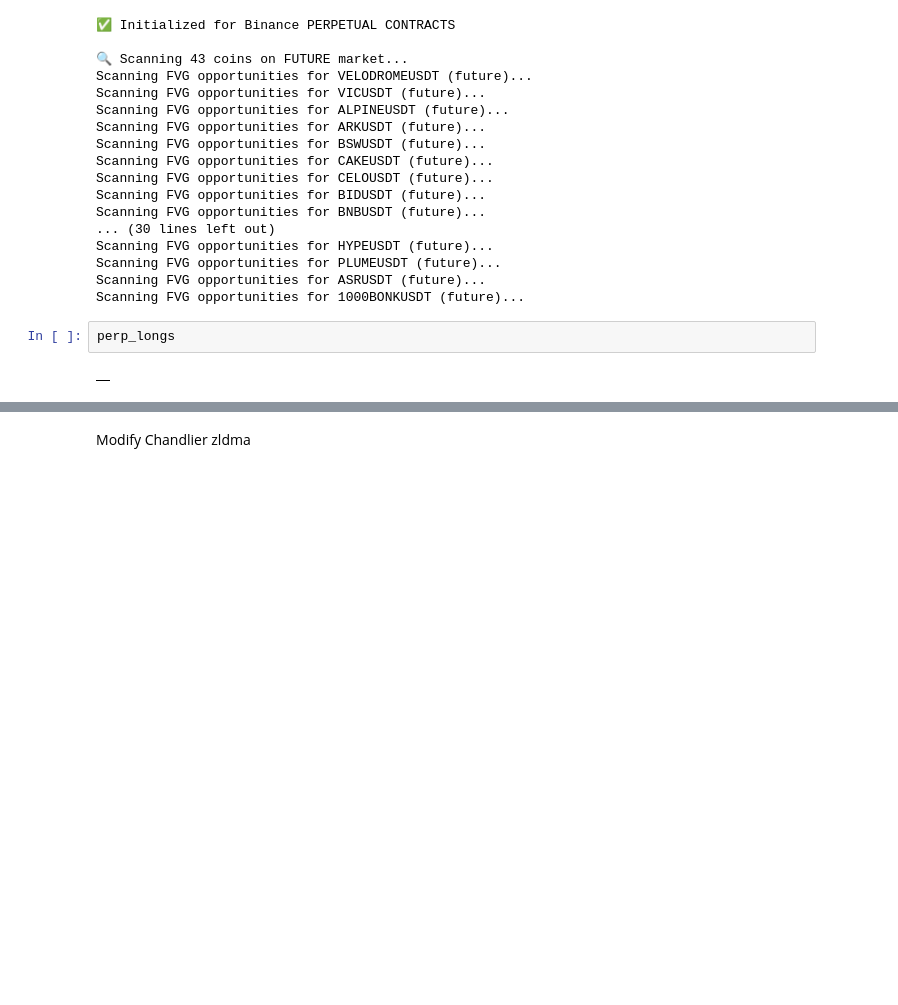
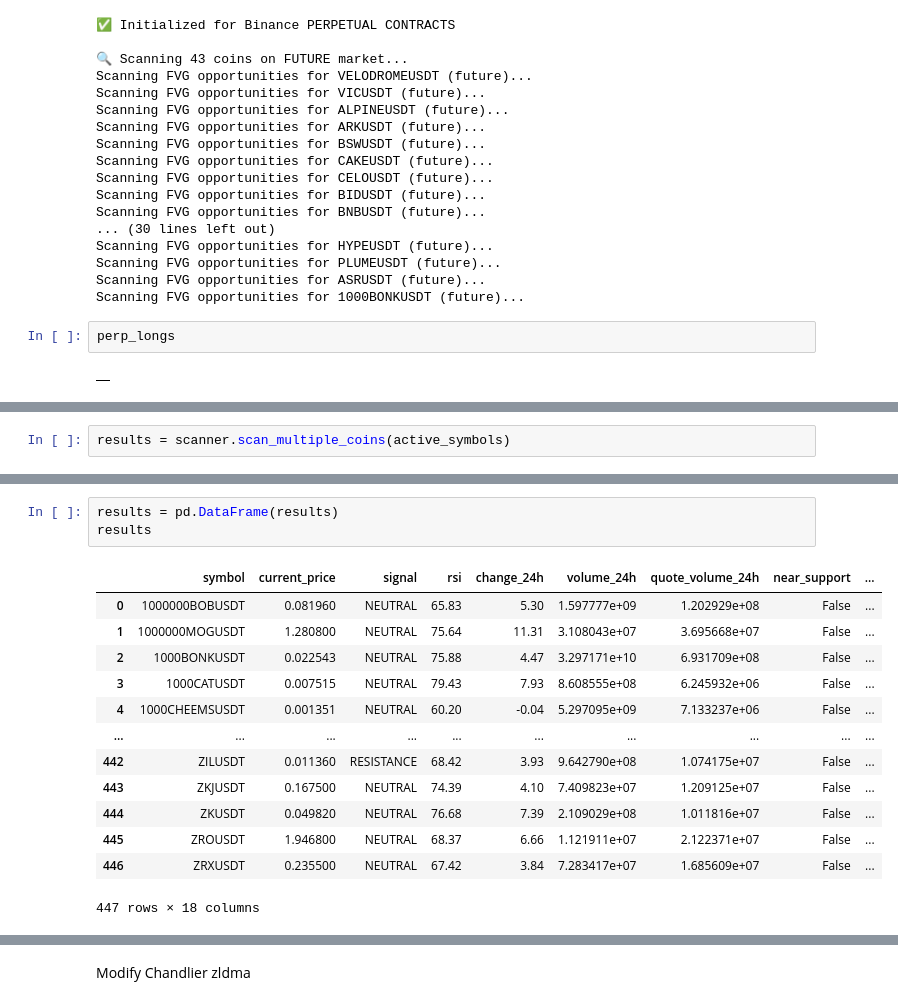
Before and after one commit to Arupreza/CrypBot, a Jupyter notebook: Future/Live_Trade_Future.ipynb, the cells around one changed output, grey strips where cells are left out. Drawn from its saved outputs; the diff is of its cells as text; blank space fills up the shorter version.

```diff
--- a/Future/Live_Trade_Future.ipynb
+++ b/Future/Live_Trade_Future.ipynb
@@ -272,0 +325,2 @@ perp_longs
+# %%
+results = scanner.scan_multiple_coins(active_symbols)
@@ -272,0 +345,17 @@ perp_longs
+# %%
+results = pd.DataFrame(results)
+results
+# %% [output]
+|  | symbol | current_price | signal | rsi | change_24h | volume_24h | quote_volume_24h | near_support | ... |
+| 0 | 1000000BOBUSDT | 0.081960 | NEUTRAL | 65.83 | 5.30 | 1.597777e+09 | 1.202929e+08 | False | ... |
+| 1 | 1000000MOGUSDT | 1.280800 | NEUTRAL | 75.64 | 11.31 | 3.108043e+07 | 3.695668e+07 | False | ... |
+| 2 | 1000BONKUSDT | 0.022543 | NEUTRAL | 75.88 | 4.47 | 3.297171e+10 | 6.931709e+08 | False | ... |
+| 3 | 1000CATUSDT | 0.007515 | NEUTRAL | 79.43 | 7.93 | 8.608555e+08 | 6.245932e+06 | False | ... |
+| 4 | 1000CHEEMSUSDT | 0.001351 | NEUTRAL | 60.20 | -0.04 | 5.297095e+09 | 7.133237e+06 | False | ... |
+| ... | ... | ... | ... | ... | ... | ... | ... | ... | ... |
+| 442 | ZILUSDT | 0.011360 | RESISTANCE | 68.42 | 3.93 | 9.642790e+08 | 1.074175e+07 | False | ... |
+| 443 | ZKJUSDT | 0.167500 | NEUTRAL | 74.39 | 4.10 | 7.409823e+07 | 1.209125e+07 | False | ... |
+| 444 | ZKUSDT | 0.049820 | NEUTRAL | 76.68 | 7.39 | 2.109029e+08 | 1.011816e+07 | False | ... |
+| 445 | ZROUSDT | 1.946800 | NEUTRAL | 68.37 | 6.66 | 1.121911e+07 | 2.122371e+07 | False | ... |
+| 446 | ZRXUSDT | 0.235500 | NEUTRAL | 67.42 | 3.84 | 7.283417e+07 | 1.685609e+07 | False | ... |
+447 rows × 18 columns
```
Also changed, not shown: parts of 18 cells of this notebook, 4 other files.
